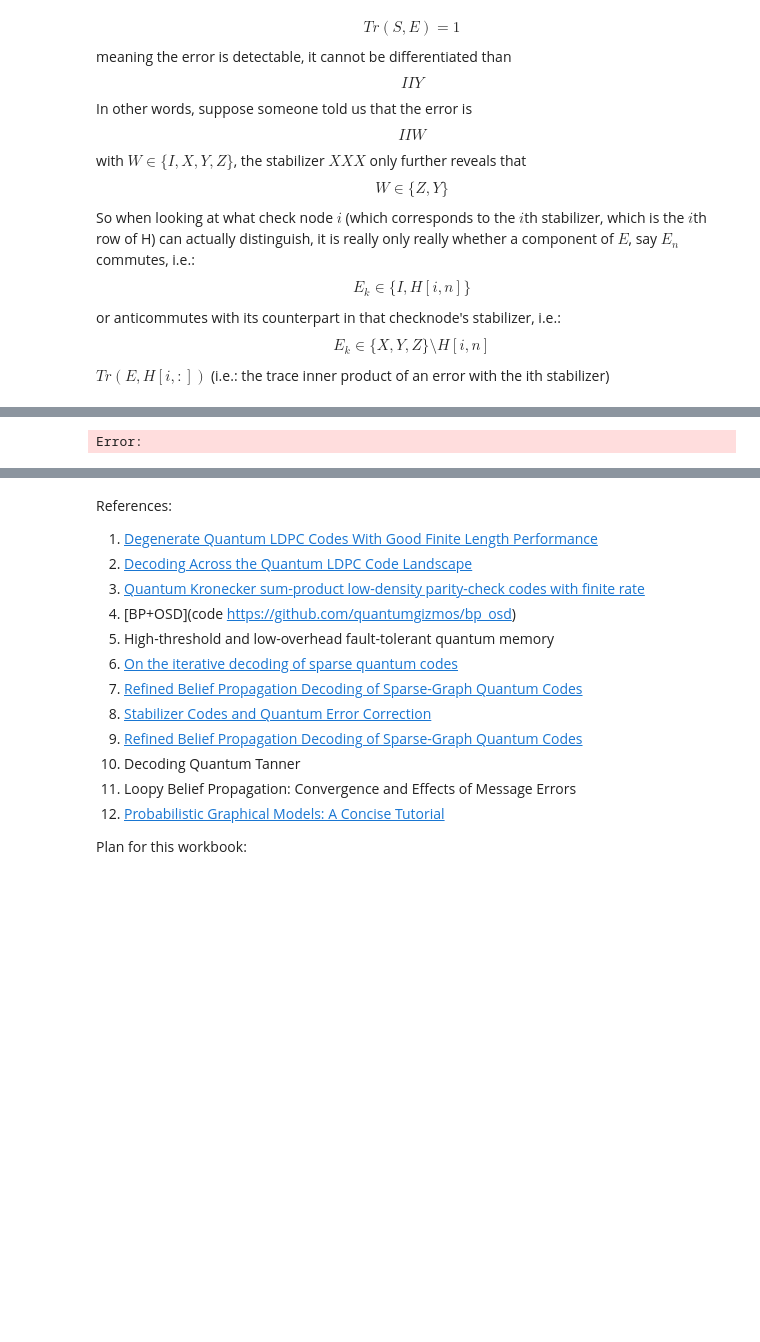
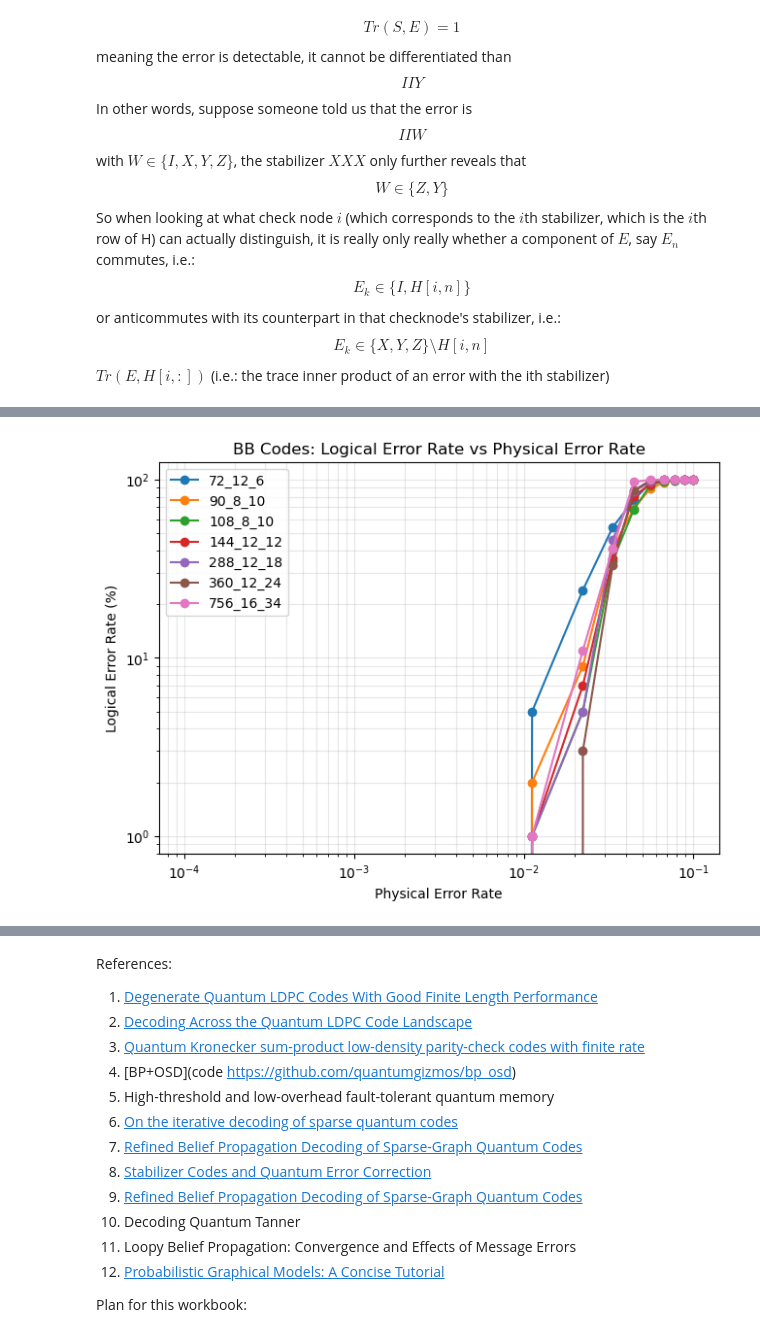
Before and after one commit to Omer-Sella/qecc, a Jupyter notebook: notebooks/4 quaternaryBeliefPropagationAndOsd.ipynb, the cells around one changed output, grey strips where cells are left out. Drawn from its saved outputs; the diff is of its cells as text; code cells hidden in the pictures; blank space fills up the shorter version.

Commit message:
Checked the decoder by Roffe

```diff
--- a/notebooks/4 quaternaryBeliefPropagationAndOsd.ipynb
+++ b/notebooks/4 quaternaryBeliefPropagationAndOsd.ipynb
@@ -365,9 +365,22 @@ for key, value in bbCodes.items():
     errorRateDualBinaryMinSum[key] = [logicalERMS, decoderFailureRateMS]
 # %%
 import numpy as np
-data = np.load("../bbCodesRoffeStats_50_50.npy")
+pathToDecoderComparisonData = "/rds/general/user/osella/home/qecc/decoderComparisonData/bbCodesRoffe_50_100.npz.npy"#"/rds/general/user/osella/home/qecc/decoderComparisonData/bbCodesQBPStats.npy"
+data = np.load(pathToDecoderComparisonData, allow_pickle=True).item()
+import matplotlib.pyplot as plt
+fig, ax = plt.subplots(1, 1, layout='constrained')
+ax.set(title='BB Codes: Logical Error Rate vs Physical Error Rate',
+    xlabel='Physical Error Rate',
+    ylabel='Logical Error Rate (%)')
+
+for code_name, error_rates in data['errorRate'].items():
+    ax.loglog(data['errorRange'], error_rates, '-o', label=code_name)
+
+ax.legend()
+ax.grid(True, which='both', alpha=0.3)
+plt.show()
 # %% [output]
-Error:
+[figure, added]
 # %% [markdown]
 We can compare the above results with the following figure from [High-threshold and low-overhead fault-tolerant quantum memory](https://arxiv.org/pdf/2308.07915)
 
```
Also changed, not shown: 2 other files.
